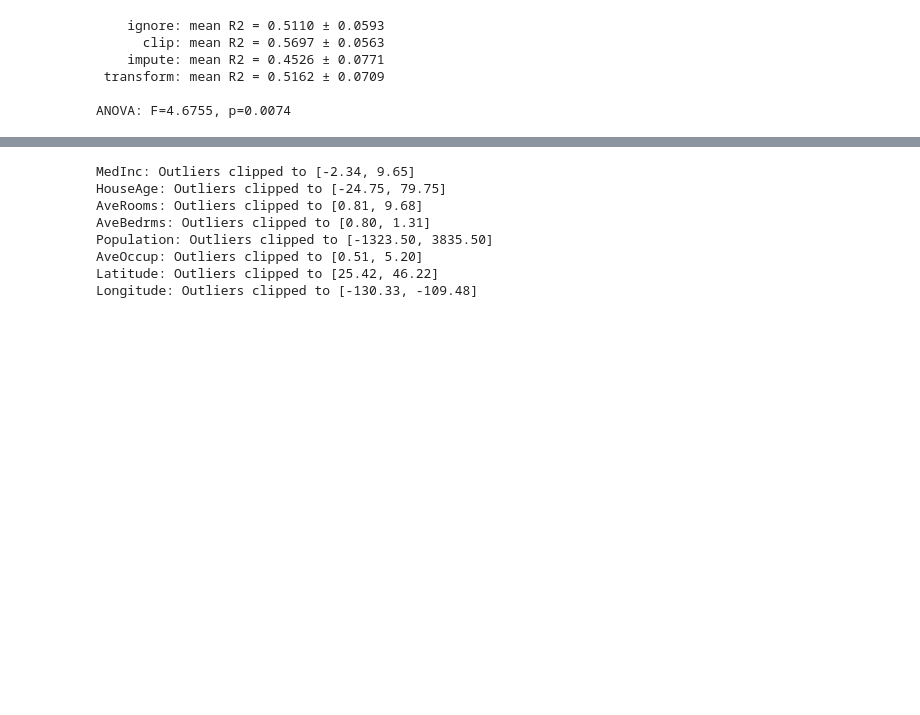
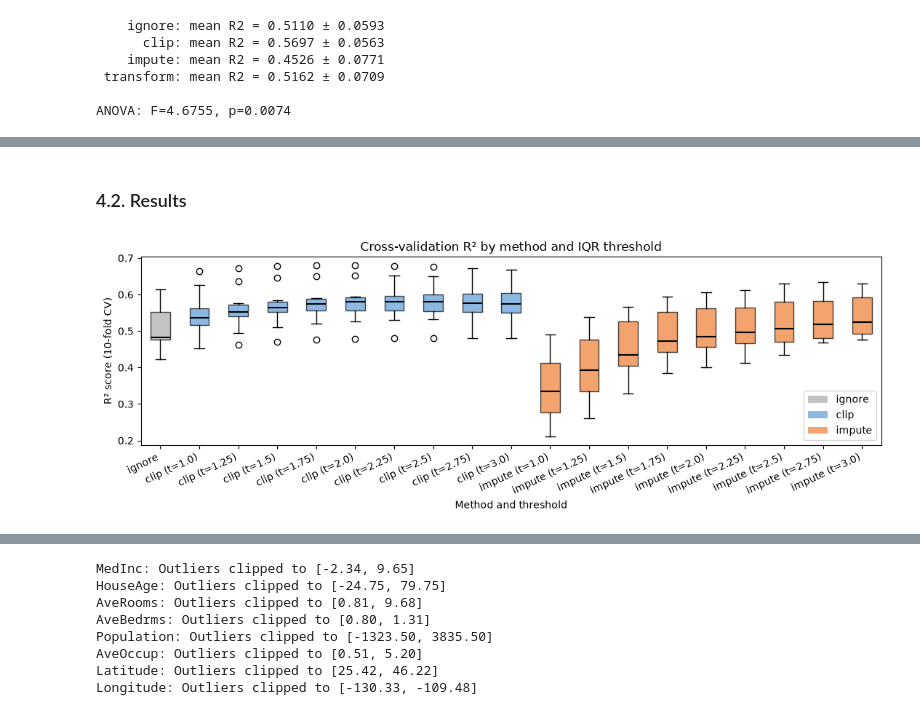
Before and after one commit to gperdrizet/featurely, a Jupyter notebook: notebooks/02-outlier-cleaning.ipynb, the cells around one changed output, grey strips where cells are left out. Cells and saved outputs as stored; diff of their text form; code cells hidden in the pictures; blank space fills up the shorter version.

Commit message:
Cleaned up, added threshold testing experiment

```diff
--- a/notebooks/02-outlier-cleaning.ipynb
+++ b/notebooks/02-outlier-cleaning.ipynb
@@ -78,0 +171,67 @@ ANOVA: F=4.6755, p=0.0074
+# %% [markdown]
+### 4.2. Results
+# %%
+# Colour map: one colour per method group
+def box_color(label):
+
+    if label == 'ignore':        return '#aaaaaa'
+    if label.startswith('clip'): return '#5b9bd5'
+    return '#ed7d31'
+
+labels = list(cv_threshold_results.keys())
+colors = [box_color(l) for l in labels]
+
+fig, ax = plt.subplots(figsize=(11, 4))
+
+bp = ax.boxplot(
+    cv_threshold_results.values(),
+    tick_labels=labels,
+    patch_artist=True
+)
+
+for patch, color in zip(bp['boxes'], colors):
+    patch.set_facecolor(color)
+    patch.set_alpha(0.7)
+
+for median in bp['medians']:
+    median.set(color='black', linewidth=1.5)
+
+ax.legend(handles=[
+    Patch(facecolor='#aaaaaa', alpha=0.7, label='ignore'),
+    Patch(facecolor='#5b9bd5', alpha=0.7, label='clip'),
+    Patch(facecolor='#ed7d31', alpha=0.7, label='impute'),
+], loc='lower right')
+
+ax.set_title('Cross-validation R² by method and IQR threshold')
+ax.set_xlabel('Method and threshold')
+ax.set_ylabel('R² score (10-fold CV)')
+plt.xticks(rotation=25, ha='right')
+plt.tight_layout()
+plt.show()
+
+ignore_scores = cv_threshold_results['ignore']
+clip_scores   = [v for k, v in cv_threshold_results.items() if k.startswith('clip')]
+impute_scores = [v for k, v in cv_threshold_results.items() if k.startswith('impute')]
+
+# Collect paired t-test results across all 18 thresholds before correcting.
+# We must gather all p-values first; multipletests needs the full family at once.
+paired_keys = [k for k in cv_threshold_results if k != 'ignore']
+t_stats, p_raws = [], []
+
+for k in paired_keys:
+    t_stat, p_raw = ttest_rel(ignore_scores, cv_threshold_results[k])
+    t_stats.append(t_stat)
+    p_raws.append(p_raw)
+
+# Holm-Bonferroni controls family-wise error rate across all 18 comparisons.
+# It is less conservative than Bonferroni because it adjusts each threshold
+# stepwise, accounting for the tests already rejected.
+reject, p_corrected, _, _ = multipletests(p_raws, alpha=0.05, method='holm')
+
+print('\nPaired t-tests vs ignore (Holm-Bonferroni; * = p_corr < 0.05):')
+
+for k, t_stat, p_raw, p_corr, rej in zip(paired_keys, t_stats, p_raws, p_corrected, reject):
+    marker = ' *' if rej else ''
+    print(f'  ignore vs {k:>18}: t = {t_stat:+.4f},  p_raw = {p_raw:.4f},  p_corr = {p_corr:.4f}{marker}')
+# %% [output]
+[figure, added]
```
Also changed, not shown: parts of 11 cells of this notebook.
